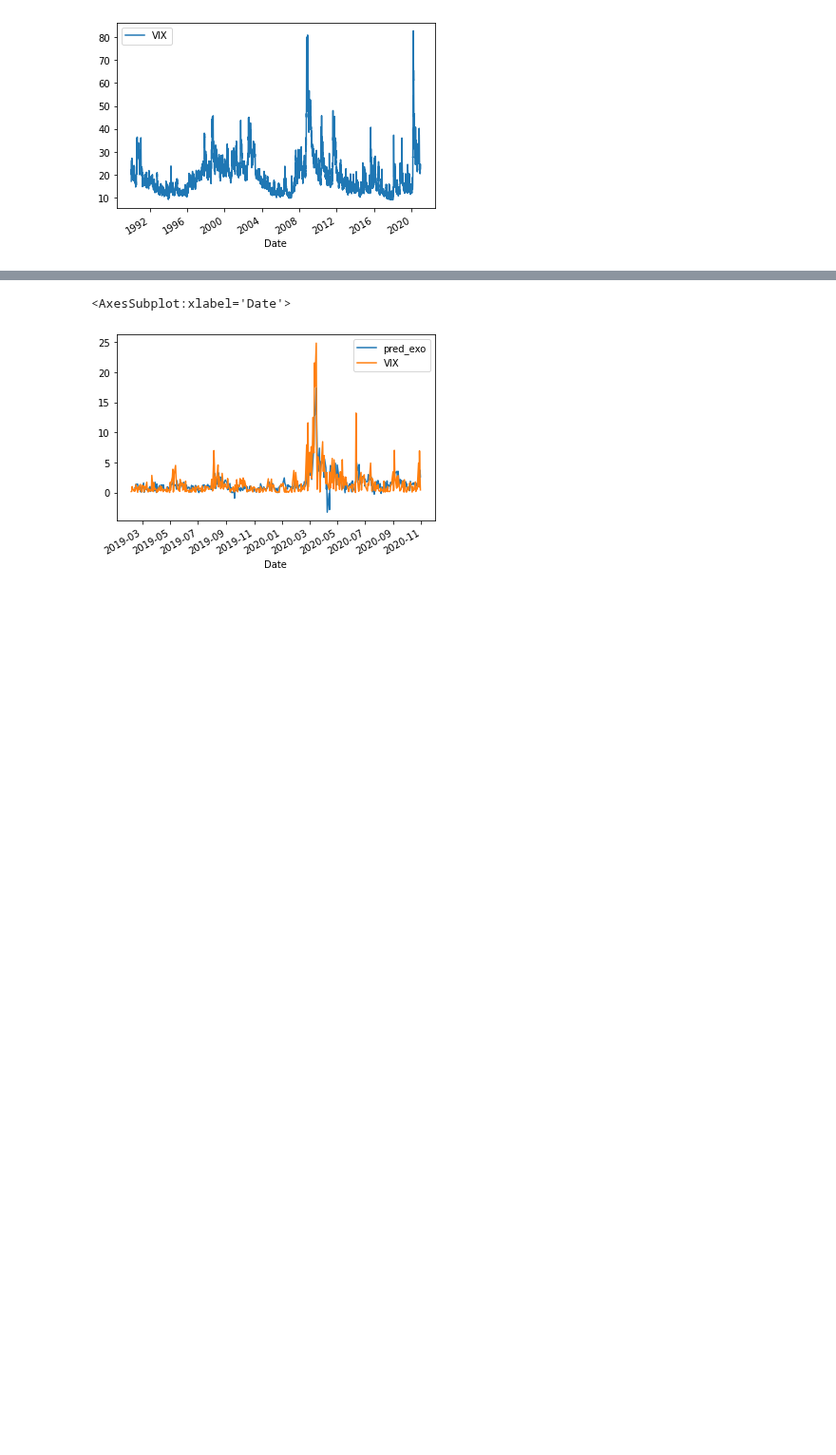
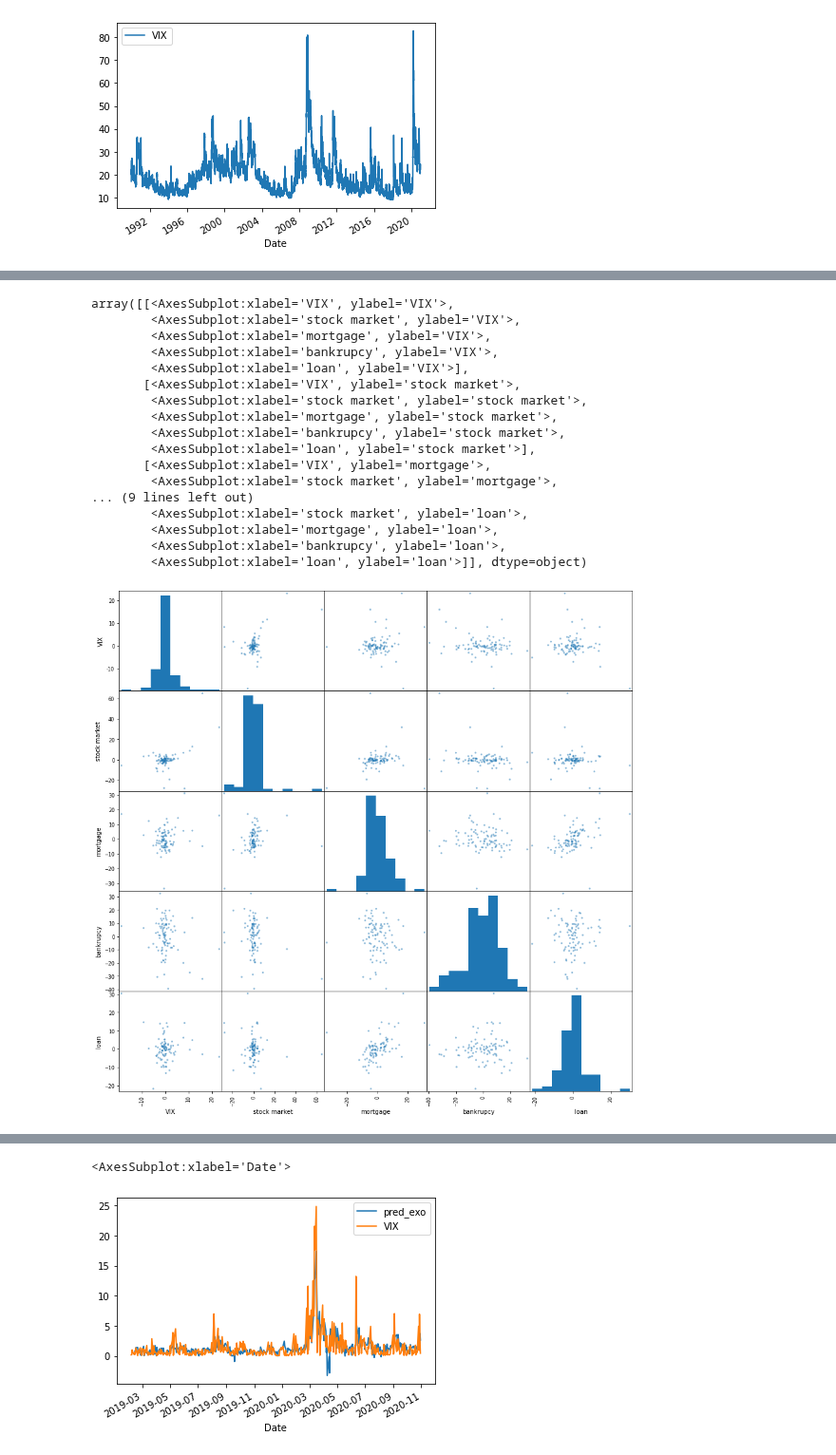
Before and after one commit to epfl-ada/ada-2020-project-milestone-p3-p3_tak, a Jupyter notebook: VIX.ipynb, the cells around one changed output, grey strips where cells are left out. Shown at 95% size. Cells and saved outputs as stored; diff of their text form; code cells hidden in the pictures; blank space fills up the shorter version.

```diff
--- a/VIX.ipynb
+++ b/VIX.ipynb
@@ -99,0 +163,21 @@ df_vix=df_vix[['VIX'] + keywords]
+# %%
+pd.plotting.scatter_matrix(df_vix,figsize=(15,15))
+# %% [output]
+array([[<AxesSubplot:xlabel='VIX', ylabel='VIX'>,
+        <AxesSubplot:xlabel='stock market', ylabel='VIX'>,
+        <AxesSubplot:xlabel='mortgage', ylabel='VIX'>,
+        <AxesSubplot:xlabel='bankrupcy', ylabel='VIX'>,
+        <AxesSubplot:xlabel='loan', ylabel='VIX'>],
+       [<AxesSubplot:xlabel='VIX', ylabel='stock market'>,
+        <AxesSubplot:xlabel='stock market', ylabel='stock market'>,
+        <AxesSubplot:xlabel='mortgage', ylabel='stock market'>,
+        <AxesSubplot:xlabel='bankrupcy', ylabel='stock market'>,
+        <AxesSubplot:xlabel='loan', ylabel='stock market'>],
+       [<AxesSubplot:xlabel='VIX', ylabel='mortgage'>,
+        <AxesSubplot:xlabel='stock market', ylabel='mortgage'>,
+... (9 lines left out)
+        <AxesSubplot:xlabel='stock market', ylabel='loan'>,
+        <AxesSubplot:xlabel='mortgage', ylabel='loan'>,
+        <AxesSubplot:xlabel='bankrupcy', ylabel='loan'>,
+        <AxesSubplot:xlabel='loan', ylabel='loan'>]], dtype=object)
+[figure, added]
```
Also changed, not shown: parts of 30 cells of this notebook.
